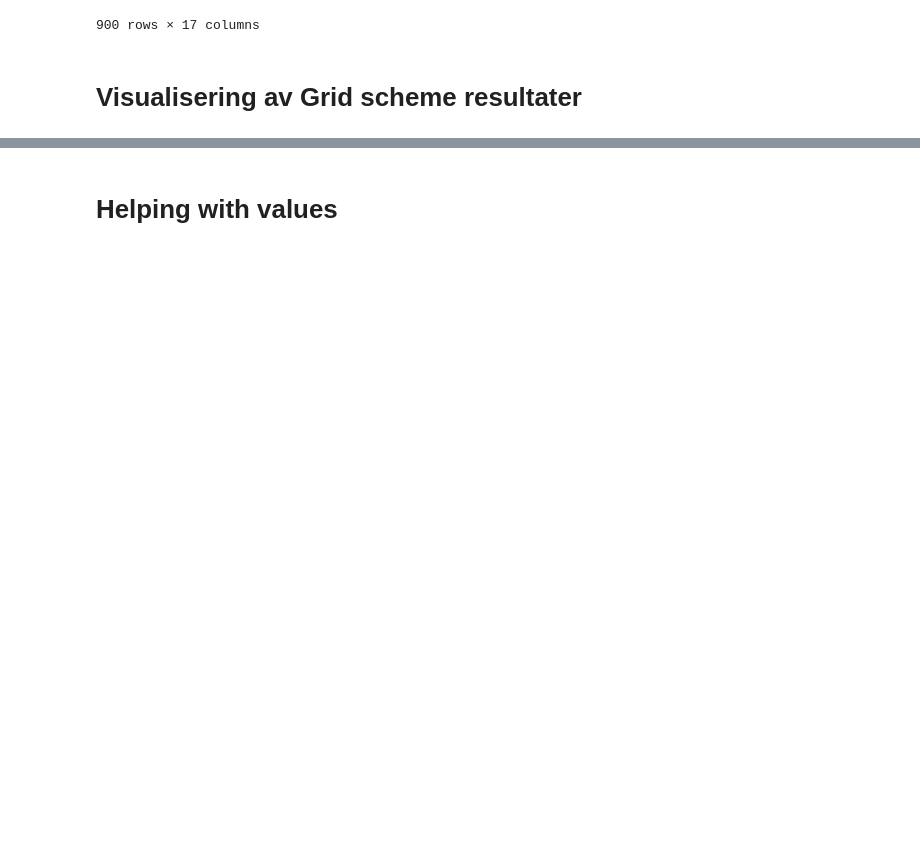
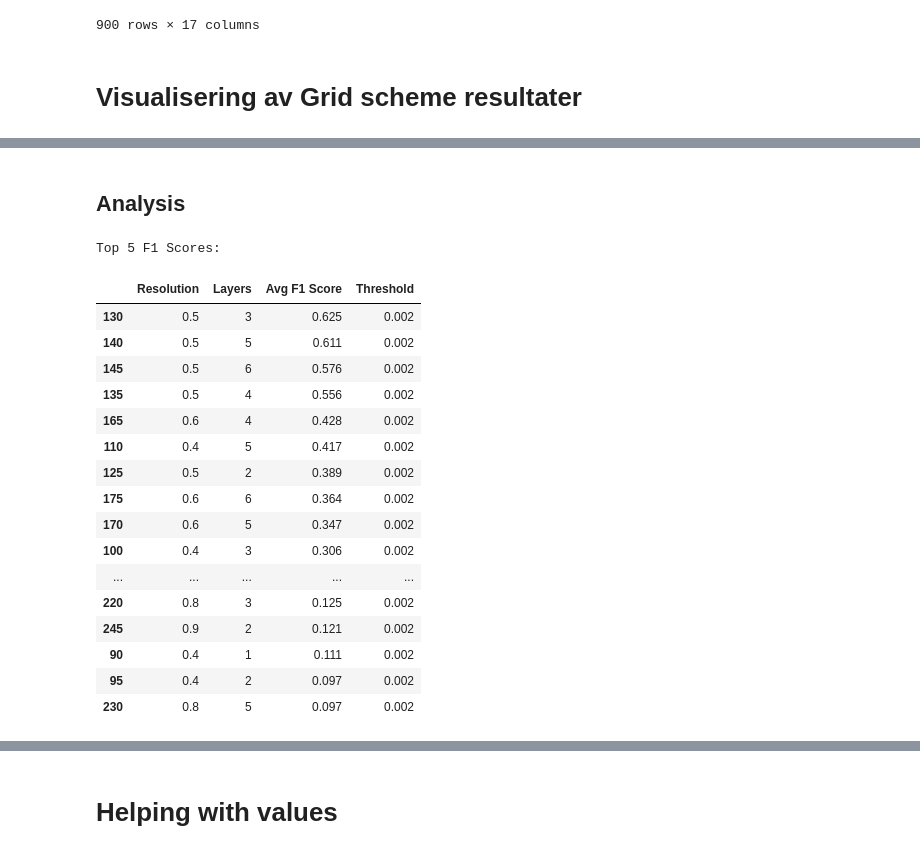
Before and after one commit to eivindmidtbo/masteroppgave, a Jupyter notebook: read_results_grid.ipynb, the cells around one changed output, grey strips where cells are left out. Cells and saved outputs as stored; diff of their text form; code cells hidden in the pictures; blank space fills up the shorter version.

```diff
--- a/read_results_grid.ipynb
+++ b/read_results_grid.ipynb
@@ -178 +178,3 @@ for res in resolutions:
 ... (18 outputs left out)
+# %% [markdown]
+## Analysis
@@ -178,0 +186,25 @@ for res in resolutions:
+# %%
+# Top 5 F1 Scores
+top_5_f1 = df_filtered.nlargest(30, "Avg F1 Score")
+print("\nTop 5 F1 Scores:")
+top_5_f1 = top_5_f1[["Resolution", "Layers", "Avg F1 Score", "Threshold"]]
+top_5_f1
+# %% [output]
+Top 5 F1 Scores:
+|  | Resolution | Layers | Avg F1 Score | Threshold |
+| 130 | 0.5 | 3 | 0.625 | 0.002 |
+| 140 | 0.5 | 5 | 0.611 | 0.002 |
+| 145 | 0.5 | 6 | 0.576 | 0.002 |
+| 135 | 0.5 | 4 | 0.556 | 0.002 |
+| 165 | 0.6 | 4 | 0.428 | 0.002 |
+| 110 | 0.4 | 5 | 0.417 | 0.002 |
+| 125 | 0.5 | 2 | 0.389 | 0.002 |
+| 175 | 0.6 | 6 | 0.364 | 0.002 |
+| 170 | 0.6 | 5 | 0.347 | 0.002 |
+| 100 | 0.4 | 3 | 0.306 | 0.002 |
+| ... | ... | ... | ... | ... |
+| 220 | 0.8 | 3 | 0.125 | 0.002 |
+| 245 | 0.9 | 2 | 0.121 | 0.002 |
+| 90 | 0.4 | 1 | 0.111 | 0.002 |
+| 95 | 0.4 | 2 | 0.097 | 0.002 |
+| 230 | 0.8 | 5 | 0.097 | 0.002 |
```
Also changed, not shown: parts of 6 cells of this notebook, 3 other files.
